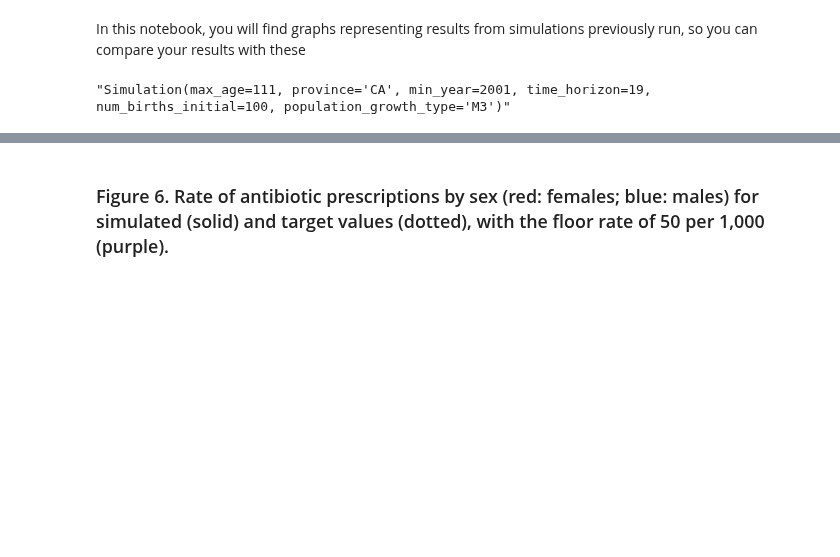
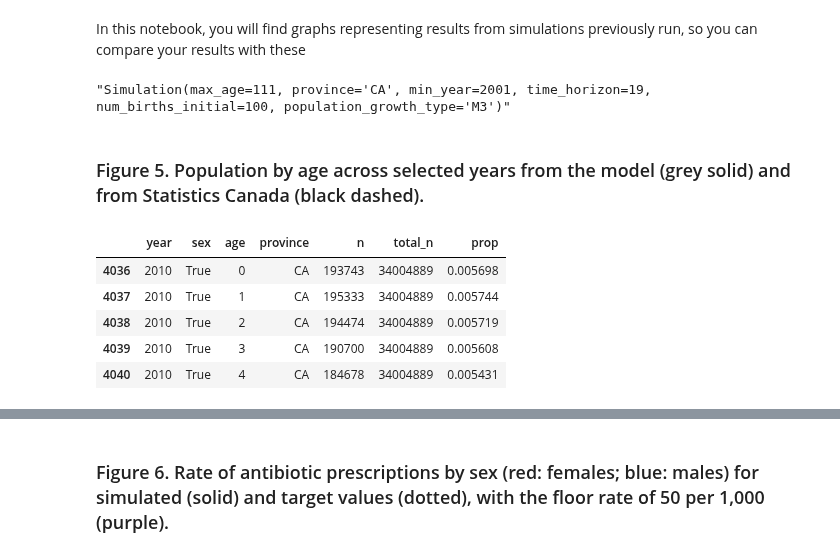
Before and after one commit to resplab/leap, a Jupyter notebook: notebook.ipynb, the cells around one changed output, grey strips where cells are left out. Drawn from its saved outputs; the diff is of its cells as text; code cells hidden in the pictures; blank space fills up the shorter version.

```diff
--- a/notebook.ipynb
+++ b/notebook.ipynb
@@ -27,3 +27,21 @@ logger.message("Running simulation...")
 outcome_matrix = simulation.run()
 logger.message(outcome_matrix)
 outcome_matrix.save(path=output_path)
+# %% [markdown]
+### Figure 5. Population by age across selected years from the model (grey solid) and from Statistics Canada (black dashed).
+# %%
+# Simulation parametres
+chosen_province = "CA"
+baseline_year = 2010
+
+popdf = pd.read_csv("leap/processed_data/initial_pop_distribution.csv")
+# filter
+popdf = popdf.query("province == @chosen_province and year >= @baseline_year")
+popdf.head()
+# %% [output]
+|  | year | sex | age | province | n | total_n | prop |
+| 4036 | 2010 | True | 0 | CA | 193743 | 34004889 | 0.005698 |
+| 4037 | 2010 | True | 1 | CA | 195333 | 34004889 | 0.005744 |
+| 4038 | 2010 | True | 2 | CA | 194474 | 34004889 | 0.005719 |
+| 4039 | 2010 | True | 3 | CA | 190700 | 34004889 | 0.005608 |
+| 4040 | 2010 | True | 4 | CA | 184678 | 34004889 | 0.005431 |
```
Also changed, not shown: parts of 1 cell of this notebook.
